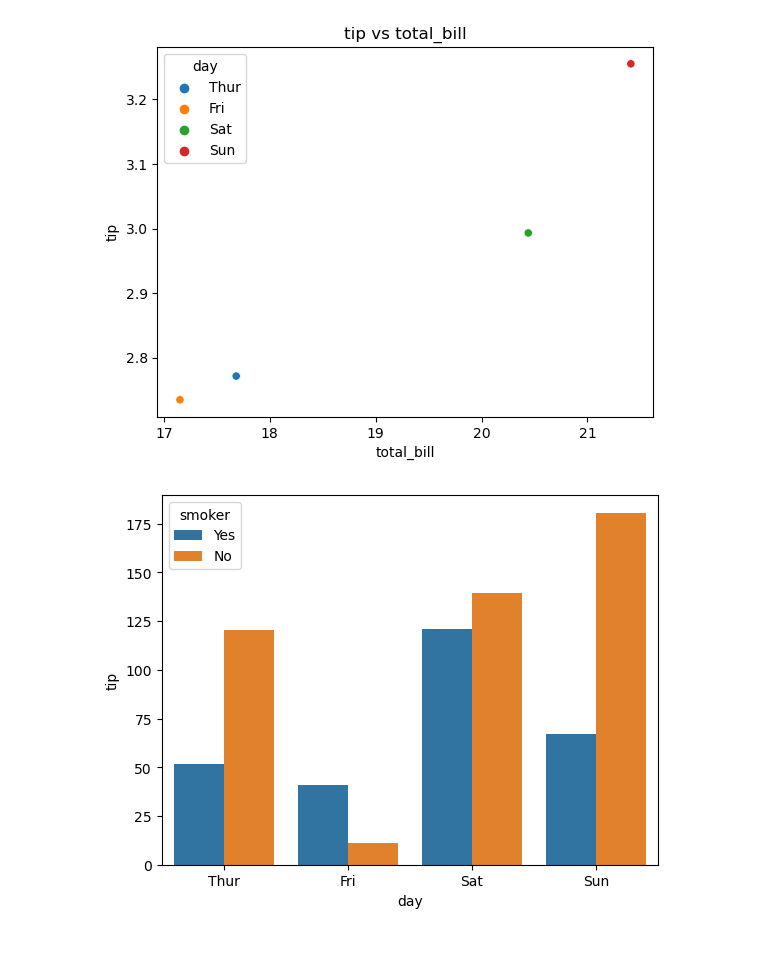
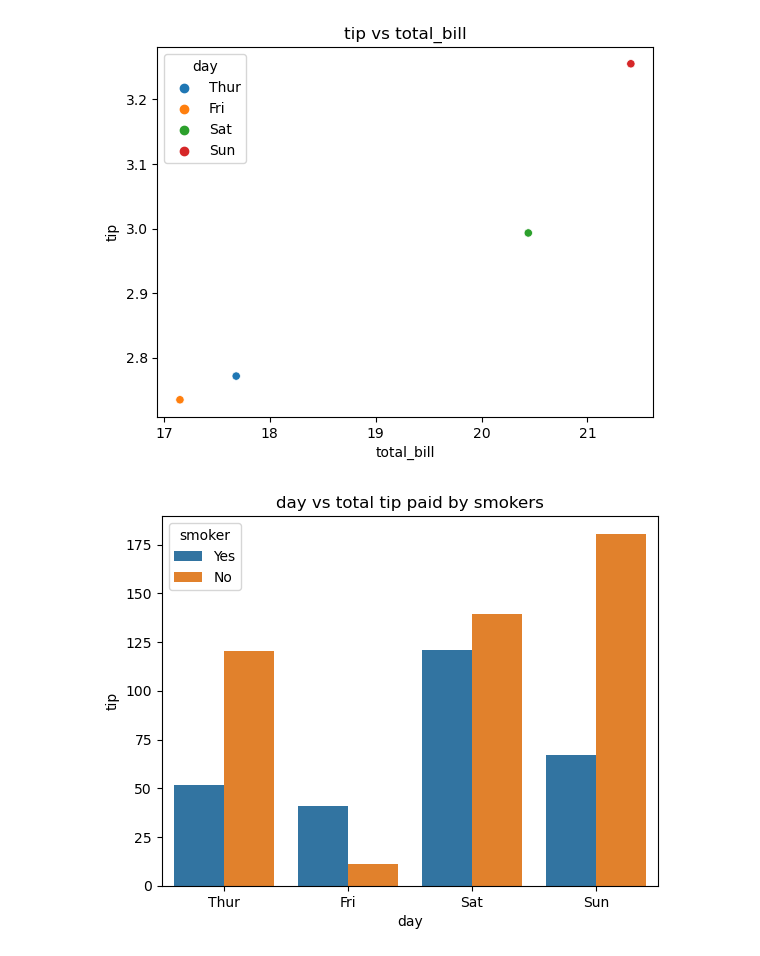
Before and after one commit to firdevskayrak/EmKa, a Jupyter notebook: Matplotlib - Seaborn Ödev.ipynb, the cells around one changed output. Saved outputs shown, nothing was run; the diff lists cells and outputs as text; code cells hidden in the pictures.

```diff
--- a/Matplotlib - Seaborn Ödev.ipynb
+++ b/Matplotlib - Seaborn Ödev.ipynb
@@ -86,15 +91,16 @@ plt.show()
 # %%
 # Soru: Sigara içen ve içmeyen müşterilerin, farklı günlerde ödedikleri toplam
 # bahşiş miktarını gösteren bir bar plot oluşturun.
 
 grouped_data = tips.groupby(["day", "smoker"])["tip"].sum().reset_index()
 
 sns.barplot(data = grouped_data,
             x="day", y="tip",
             hue="smoker")
+plt.title("day vs total tip paid by smokers")
 plt.show()
 # %% [output]
-[figure, old version]
+[figure, new version]
 # %%
 # Soru: Sigara içen ve içmeyen müşterilerin ödedikleri bahşiş miktarlarının
 # dağılımını gösteren bir boxplot oluşturun.
```
Also changed, not shown: parts of 7 cells of this notebook.
